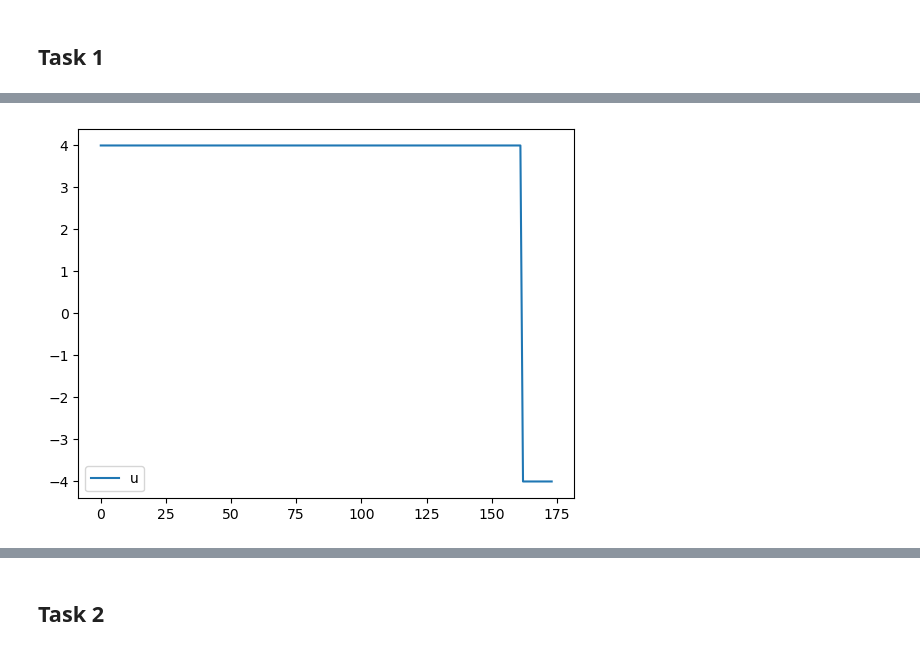
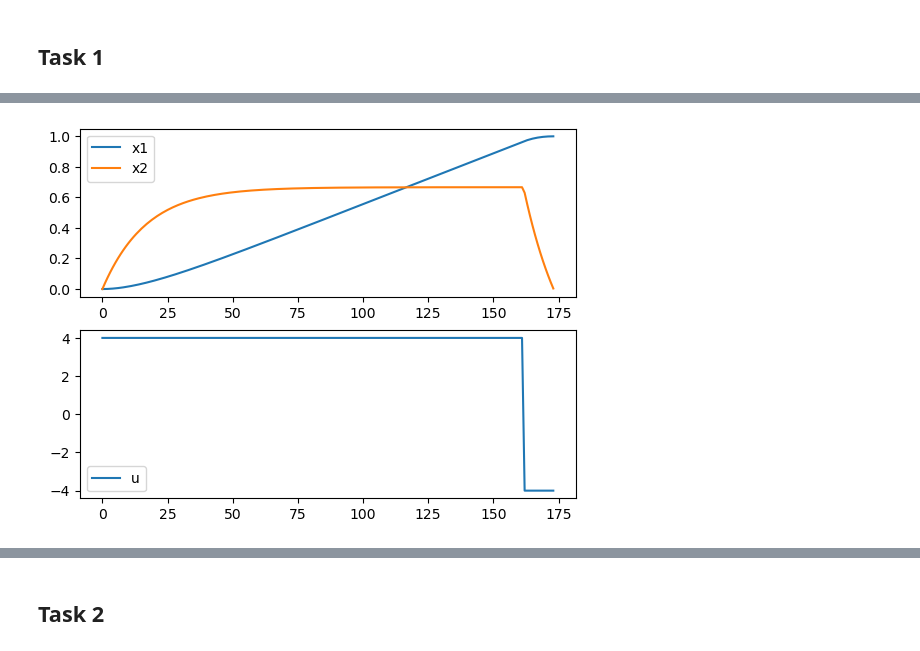
Before and after one commit to ravilkooo/met_opt, a Jupyter notebook: prac-7/Task.ipynb, the cells around one changed output, grey strips where cells are left out. Cells and saved outputs as stored; diff of their text form; code cells hidden in the pictures.

```diff
--- a/prac-7/Task.ipynb
+++ b/prac-7/Task.ipynb
@@ -97,8 +97,13 @@ C_best
 # %%
 _psi_2 = get_psi_2(C_best)
 # %%
+ax1 = plt.subplot(2,1,1)
+plt.plot(sol[:last_rk_iter,], label=['x1','x2'])
+plt.legend()
+
+plt.subplot(2,1,2, sharex=ax1)
 plt.plot(u(_psi_2(np.arange(0, last_rk_iter*dt, dt))), label='u')
 plt.legend()
 plt.show()
 # %% [output]
-[figure, old version]
+[figure, new version]
```
Also changed, not shown: parts of 9 cells of this notebook.
